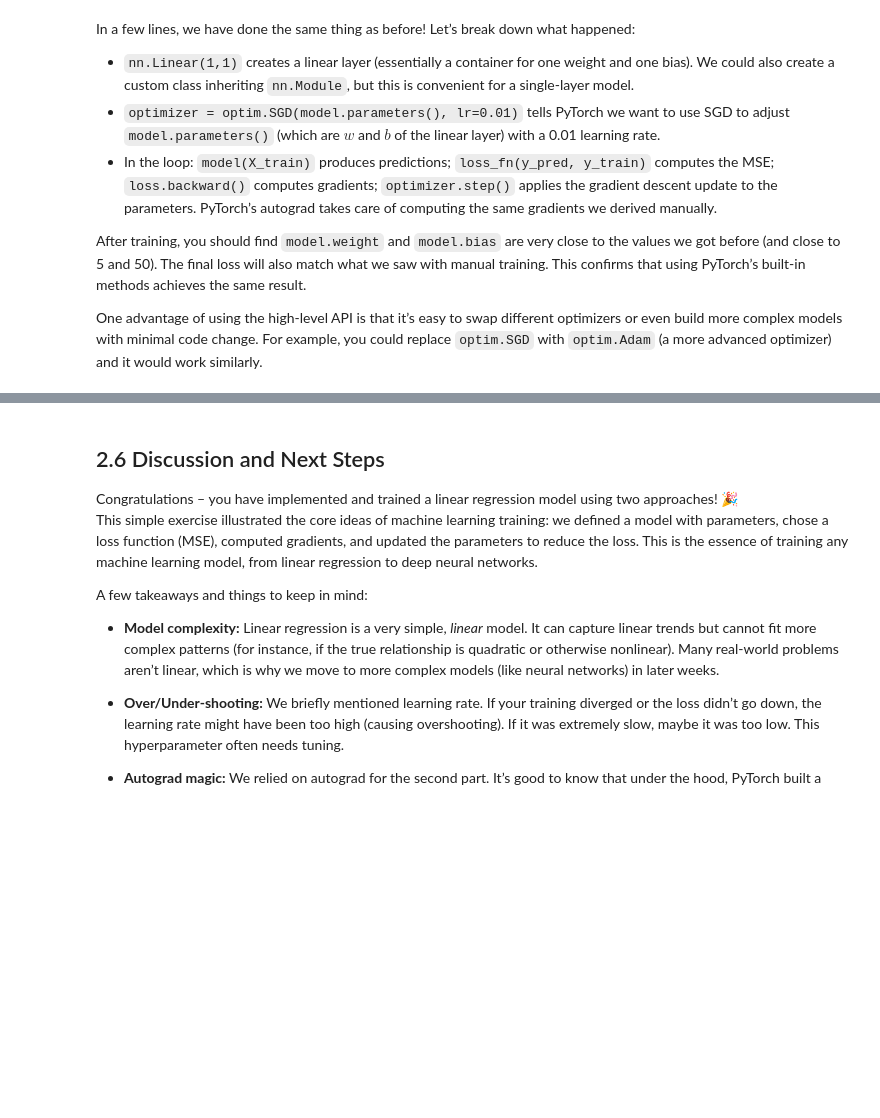
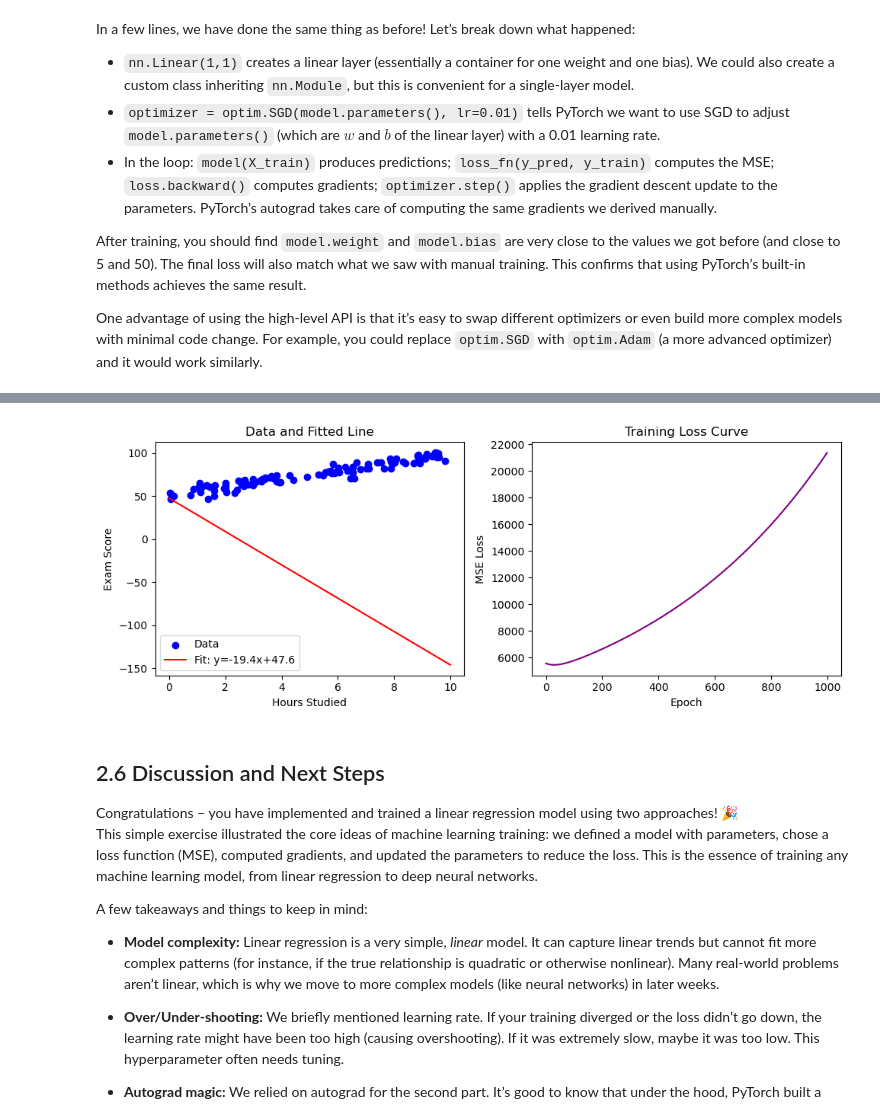
Before and after one commit to UTMIST/UTMIST-MLF, a Jupyter notebook: week1-linear_regression.ipynb, the cells around one changed output, grey strips where cells are left out. Cells and saved outputs as stored; diff of their text form; code cells hidden in the pictures; blank space fills up the shorter version.

Commit message:
Added larger lr training and visualization

```diff
--- a/week1-linear_regression.ipynb
+++ b/week1-linear_regression.ipynb
@@ -538,3 +562,30 @@ One advantage of using the high-level API is that it’s easy to swap different
+# %%
+# Plot the data and the learned line, and the loss curve
+plt.figure(figsize=(10,4))
+
+# Left: scatter plot of data and fitted line
+plt.subplot(1, 2, 1)
+plt.scatter(hours.numpy(), scores.numpy(), color='blue', label='Data')
+# plot the learned line:
+x_line = torch.tensor([0.0, 10.0])  # two end-points (min and max hours)
+y_line = w_hat * x_line + b_hat
+plt.plot(x_line.numpy(), y_line.detach().numpy(), color='red', label=f'Fit: y={w_hat:.1f}x+{b_hat:.1f}')
+plt.xlabel("Hours Studied")
+plt.ylabel("Exam Score")
+plt.title("Data and Fitted Line")
+plt.legend()
+
+# Right: loss curve
+plt.subplot(1, 2, 2)
+plt.plot(range(epochs), loss_log, color='purple')
+plt.xlabel("Epoch")
+plt.ylabel("MSE Loss")
+plt.title("Training Loss Curve")
+
+plt.tight_layout()
+plt.show()
+# %% [output]
+[figure, added]
 # %% [markdown]
 ## 2.6 Discussion and Next Steps
 
```
Also changed, not shown: parts of 5 cells of this notebook.
